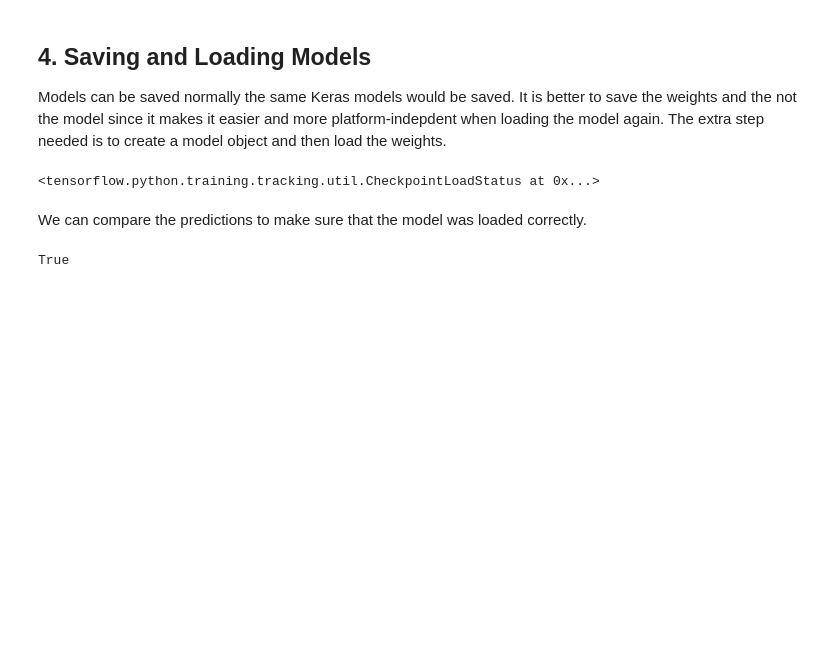
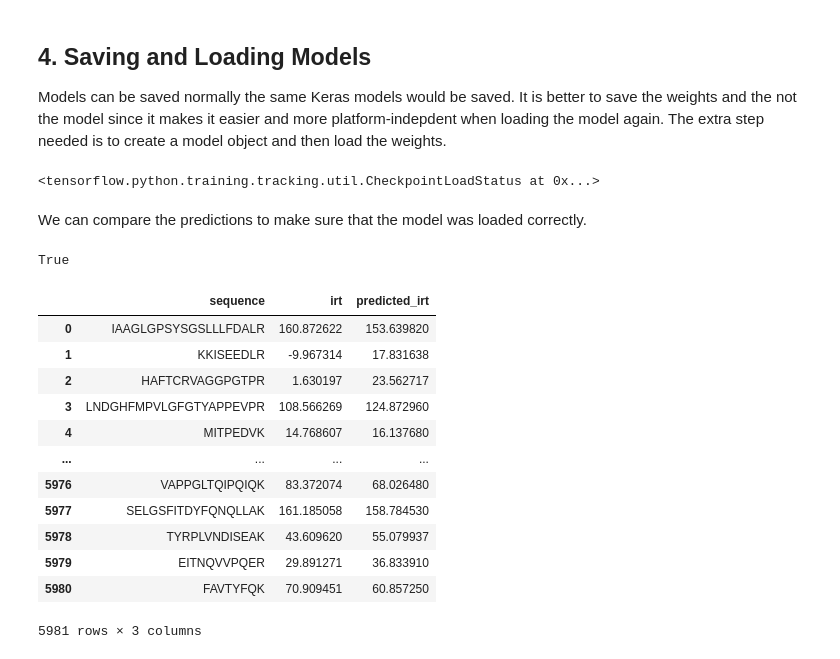
Before and after one commit to wilhelm-lab/dlomix, a Jupyter notebook: notebooks/Example_RTModel_Walkthrough_colab.ipynb, the cells around one changed output. Cells and saved outputs as stored; diff of their text form; code cells hidden in the pictures; blank space fills up the shorter version.

```diff
--- a/notebooks/Example_RTModel_Walkthrough_colab.ipynb
+++ b/notebooks/Example_RTModel_Walkthrough_colab.ipynb
@@ -208,0 +186,16 @@ results_df.to_csv("./output/predictions_irt.csv")
+# %%
+pd.read_csv("./output/predictions_irt.csv")
+# %% [output]
+|  | sequence | irt | predicted_irt |
+| 0 | IAAGLGPSYSGSLLLFDALR | 160.872622 | 153.639820 |
+| 1 | KKISEEDLR | -9.967314 | 17.831638 |
+| 2 | HAFTCRVAGGPGTPR | 1.630197 | 23.562717 |
+| 3 | LNDGHFMPVLGFGTYAPPEVPR | 108.566269 | 124.872960 |
+| 4 | MITPEDVK | 14.768607 | 16.137680 |
+| ... | ... | ... | ... |
+| 5976 | VAPPGLTQIPQIQK | 83.372074 | 68.026480 |
+| 5977 | SELGSFITDYFQNQLLAK | 161.185058 | 158.784530 |
+| 5978 | TYRPLVNDISEAK | 43.609620 | 55.079937 |
+| 5979 | EITNQVVPQER | 29.891271 | 36.833910 |
+| 5980 | FAVTYFQK | 70.909451 | 60.857250 |
+5981 rows × 3 columns
```
Also changed, not shown: parts of 14 cells of this notebook.
